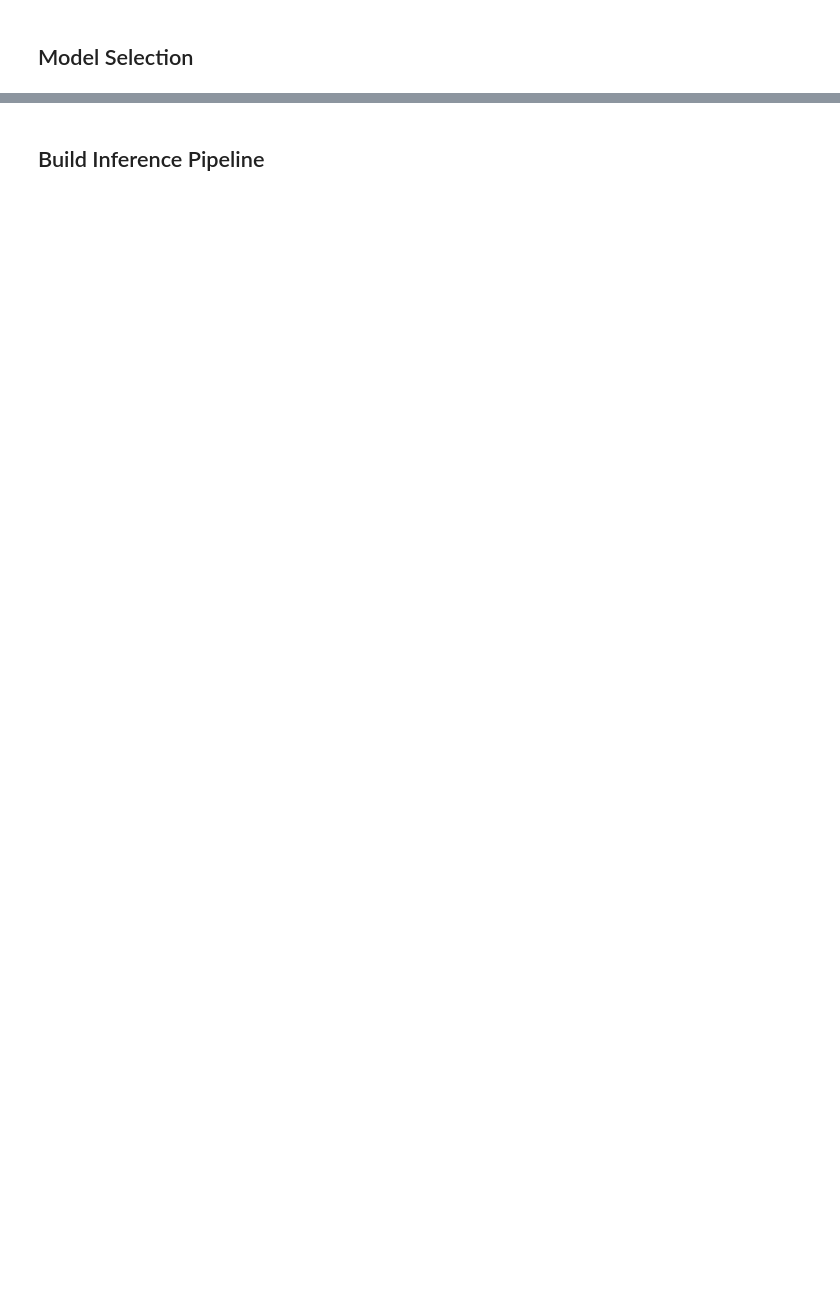
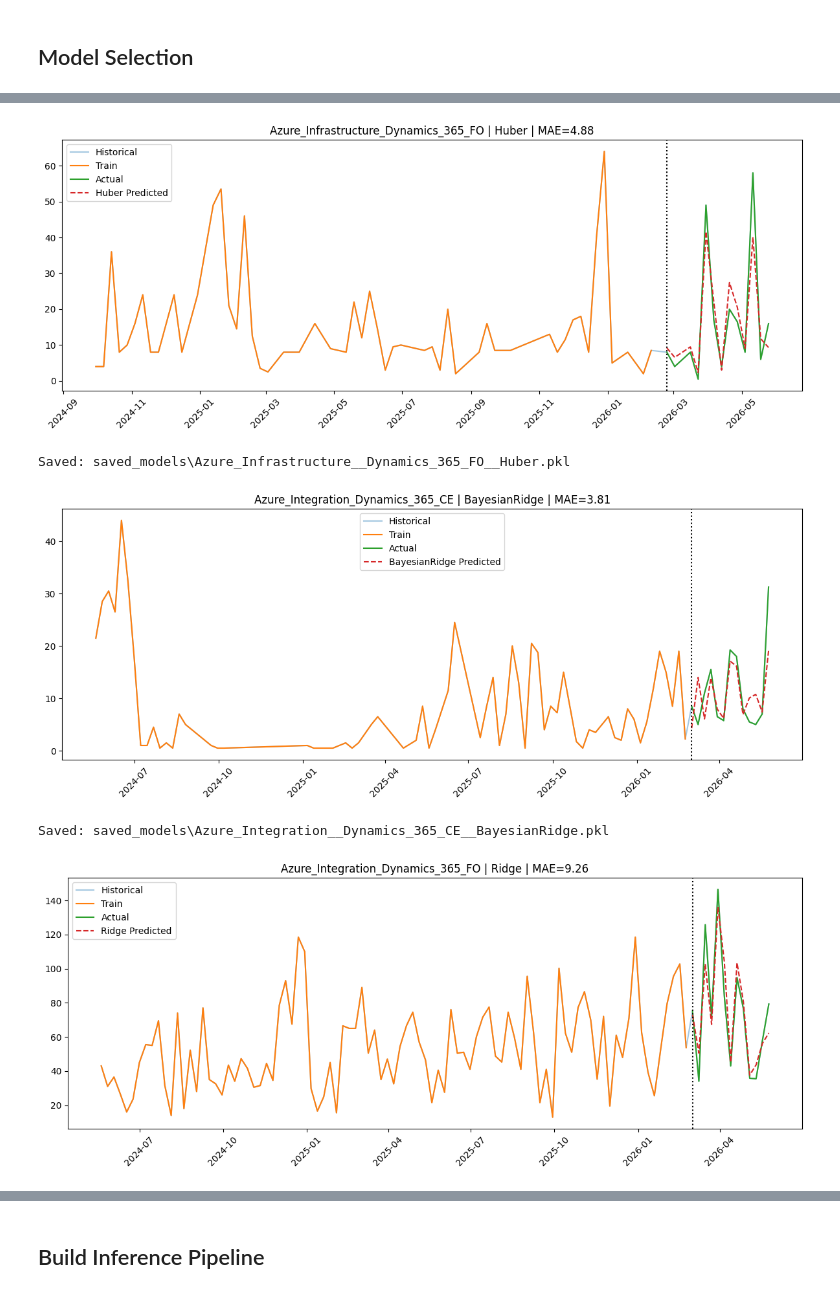
Before and after one commit to kianavillaera/capacityiq, a Jupyter notebook: model_demand.ipynb, the cells around one changed output, grey strips where cells are left out. Cells and saved outputs as stored; diff of their text form; code cells hidden in the pictures; blank space fills up the shorter version.

```diff
--- a/model_demand.ipynb
+++ b/model_demand.ipynb
@@ -265,7 +143,7 @@ df = abt_encoded.copy()
 # %%
 grouped_dfs = {}
 
-for (spec, tech), group in df.groupby(["Specialisation", "Technology"]):
+for (spec, tech), group in abt_encoded.groupby(["Specialisation", "Technology"]):
     key = f"{spec}_{tech}".replace(" ", "_")
     grouped_dfs[key] = group.copy()
 # %%
@@ -921,0 +681,78 @@ Azure_Integration_Microsoft_Azure | BEST: Ridge | MAPE: 0.220 | MAE: 4.929
+# %%
+results_list = []
+feature_importance_results = []
+
+for group_name, df_group in grouped_dfs.items():
+
+    df_group, X, y = build_features(df_group)
+
+    if len(df_group) < 20:
+        continue
+
+    test_size = 13
+    split_idx = len(df_group) - test_size
+
+    X_train = X.iloc[:split_idx]
+    X_test = X.iloc[split_idx:]
+
+    y_train = y.iloc[:split_idx]
+    y_test = y.iloc[split_idx:]
+
+    (
+        model_results,
+        best_model,
+        best_preds,
+        best_name,
+        best_mae,
+        best_mape
+    ) = find_best_model(
+        group_name,
+        X_train,
+        X_test,
+        y_train,
+        y_test,
+        len(df_group)
+    )
+
+    results_list.extend(model_results)
+
+    plot_predictions(
+        group_name,
+        df_group,
+        y,
+        y_train,
+        y_test,
+        best_preds,
+        best_name,
+        best_mae,
+        split_idx
+    )
+
+    importance_df = generate_xgb_explainability(
+        group_name,
+        X_train,
+        y_train,
+        shap_dir
+    )
+
+    feature_importance_results.append(
+        importance_df
+    )
+
+    save_model(
+        group_name,
+        best_model,
+        X,
+        y,
+        df_group,
+        best_name,
+        best_mae,
+        best_mape,
+        model_dir
+    )
+# %% [output]
+[figure, added]
+Saved: saved_models\Azure_Infrastructure__Dynamics_365_FO__Huber.pkl
+[figure, added]
+Saved: saved_models\Azure_Integration__Dynamics_365_CE__BayesianRidge.pkl
+[figure, added]
```
Also changed, not shown: parts of 37 cells of this notebook, 1 other file.
